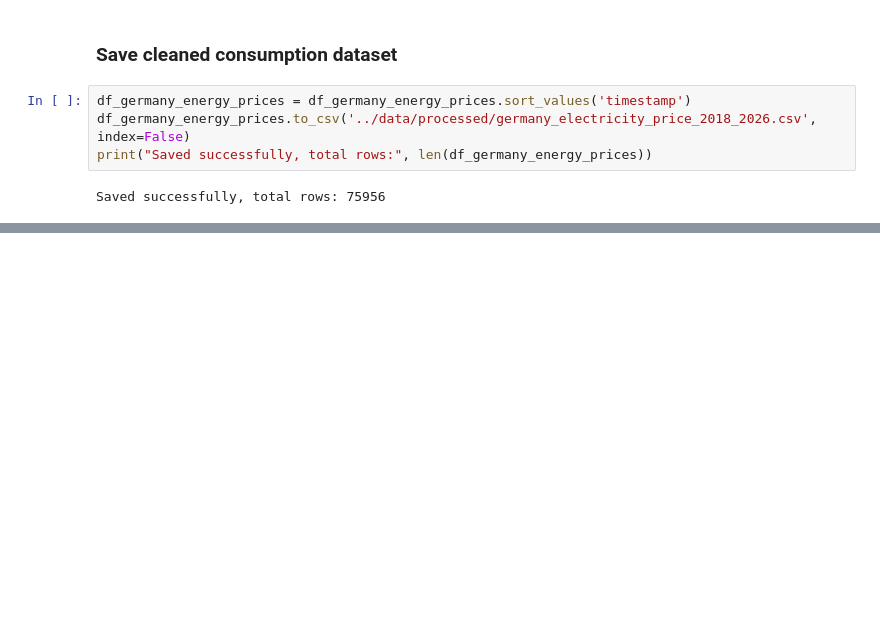
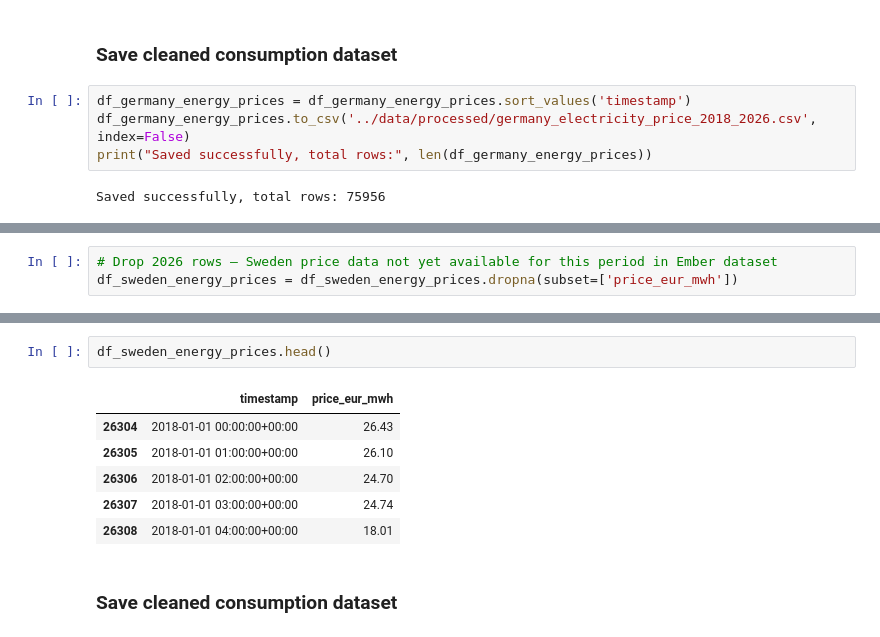
Before and after one commit to shreyakhetani/Finland-Electricity-Price-Analysis, a Jupyter notebook: notebooks/01_data_cleaning.ipynb, the cells around one changed output, grey strips where cells are left out. Cells and saved outputs as stored; diff of their text form; blank space fills up the shorter version.

```diff
--- a/notebooks/01_data_cleaning.ipynb
+++ b/notebooks/01_data_cleaning.ipynb
@@ -528,0 +612,3 @@ Saved successfully, total rows: 75956
+# %%
+# Drop 2026 rows — Sweden price data not yet available for this period in Ember dataset
+df_sweden_energy_prices = df_sweden_energy_prices.dropna(subset=['price_eur_mwh'])
@@ -528,0 +638,11 @@ Saved successfully, total rows: 75956
+# %%
+df_sweden_energy_prices.head()
+# %% [output]
+|  | timestamp | price_eur_mwh |
+| 26304 | 2018-01-01 00:00:00+00:00 | 26.43 |
+| 26305 | 2018-01-01 01:00:00+00:00 | 26.10 |
+| 26306 | 2018-01-01 02:00:00+00:00 | 24.70 |
+| 26307 | 2018-01-01 03:00:00+00:00 | 24.74 |
+| 26308 | 2018-01-01 04:00:00+00:00 | 18.01 |
+# %% [markdown]
+### Save cleaned consumption dataset
```
Also changed, not shown: parts of 21 cells of this notebook, 1 other file.
